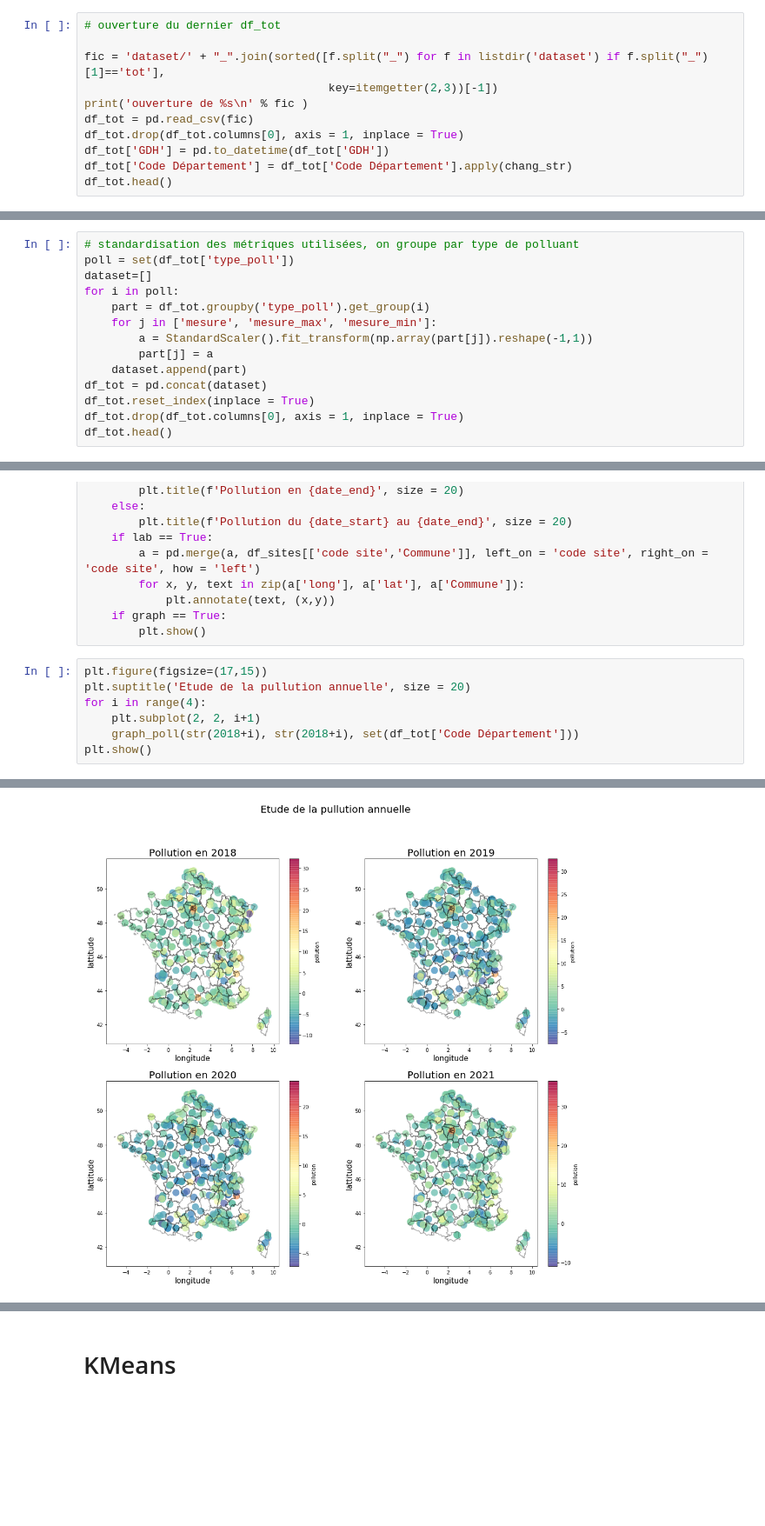
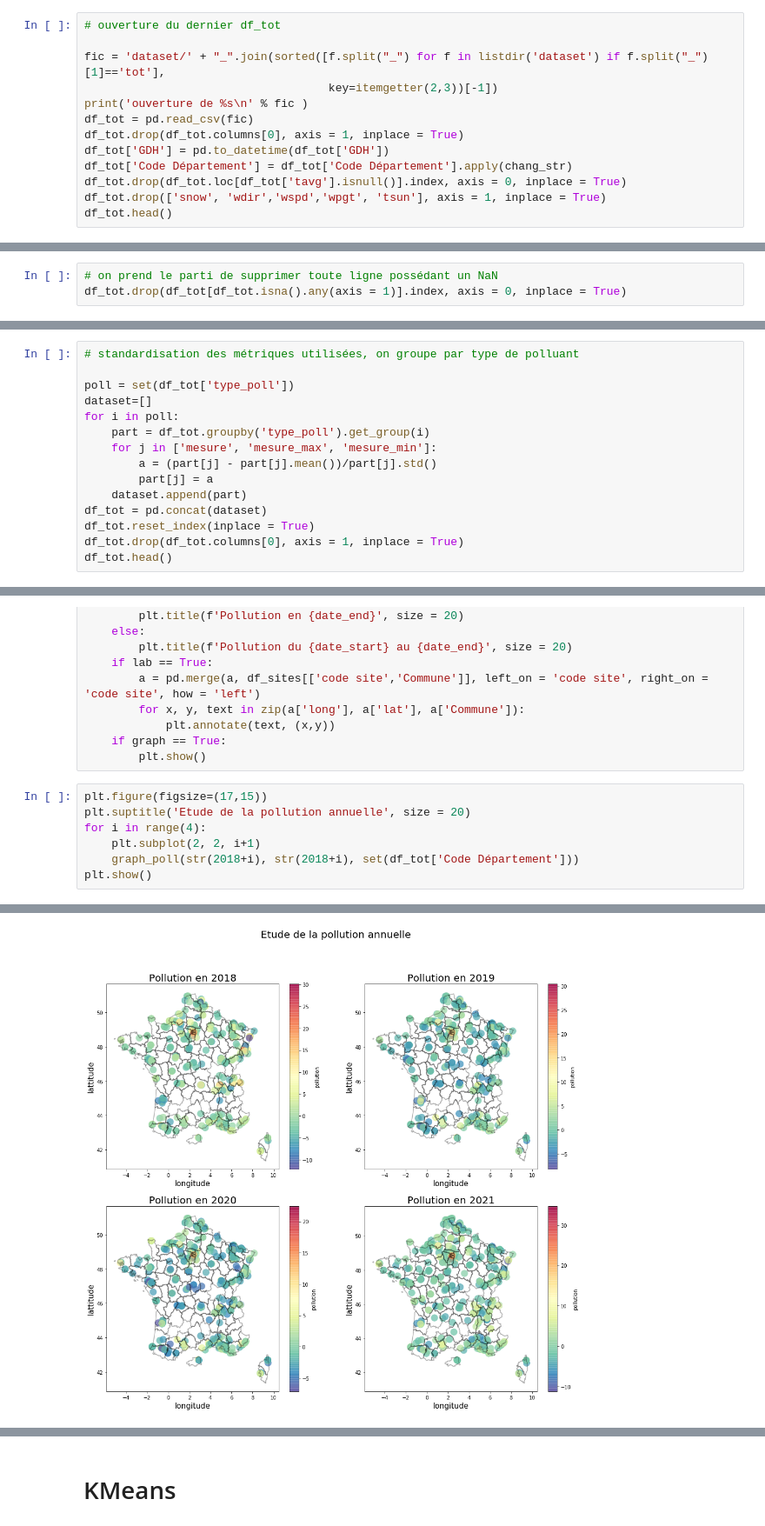
Before and after one commit to jbSarda/SD701, a Jupyter notebook: 01-ANALYSE.ipynb, the cells around one changed output, grey strips where cells are left out. Shown at 87% size. Drawn from its saved outputs; the diff is of its cells as text; blank space fills up the shorter version.

```diff
--- a/01-ANALYSE.ipynb
+++ b/01-ANALYSE.ipynb
@@ -112,5 +114,7 @@ df_tot = pd.read_csv(fic)
 df_tot.drop(df_tot.columns[0], axis = 1, inplace = True)
 df_tot['GDH'] = pd.to_datetime(df_tot['GDH'])
 df_tot['Code Département'] = df_tot['Code Département'].apply(chang_str)
+df_tot.drop(df_tot.loc[df_tot['tavg'].isnull()].index, axis = 0, inplace = True)
+df_tot.drop(['snow', 'wdir','wspd','wpgt', 'tsun'], axis = 1, inplace = True)
 df_tot.head()
 # %% [output]
@@ -125,0 +130,3 @@ DtypeWarning: Columns (14) have mixed types.Specify dtype option on import or se
+# %%
+# on prend le parti de supprimer toute ligne possédant un NaN
+df_tot.drop(df_tot[df_tot.isna().any(axis = 1)].index, axis = 0, inplace = True)
@@ -126,11 +149,12 @@ DtypeWarning: Columns (14) have mixed types.Specify dtype option on import or se
 # %%
 # standardisation des métriques utilisées, on groupe par type de polluant
+
 poll = set(df_tot['type_poll'])
 dataset=[]
 for i in poll:
     part = df_tot.groupby('type_poll').get_group(i)
     for j in ['mesure', 'mesure_max', 'mesure_min']:
-        a = StandardScaler().fit_transform(np.array(part[j]).reshape(-1,1))
+        a = (part[j] - part[j].mean())/part[j].std()
         part[j] = a
     dataset.append(part)
 df_tot = pd.concat(dataset)
@@ -192,14 +212,14 @@ def graph_poll(date_start, date_end, lis_dep, lab = False, graph = False):
         plt.show()
 # %%
 plt.figure(figsize=(17,15))
-plt.suptitle('Etude de la pullution annuelle', size = 20)
+plt.suptitle('Etude de la pollution annuelle', size = 20)
 for i in range(4):
     plt.subplot(2, 2, i+1)
     graph_poll(str(2018+i), str(2018+i), set(df_tot['Code Département']))
 plt.show()
 # %% [output]
 FutureWarning: Value based partial slicing on non-monotonic DatetimeIndexes with non-existing keys is deprecated and will raise a KeyError in a future Version.
-[figure, old version]
+[figure, new version]
 # %%
 graph_poll('2019', '2019', IDF, lab=False, graph=True)
 # %% [output]
```
Also changed, not shown: parts of 42 cells of this notebook, 2 other files.
